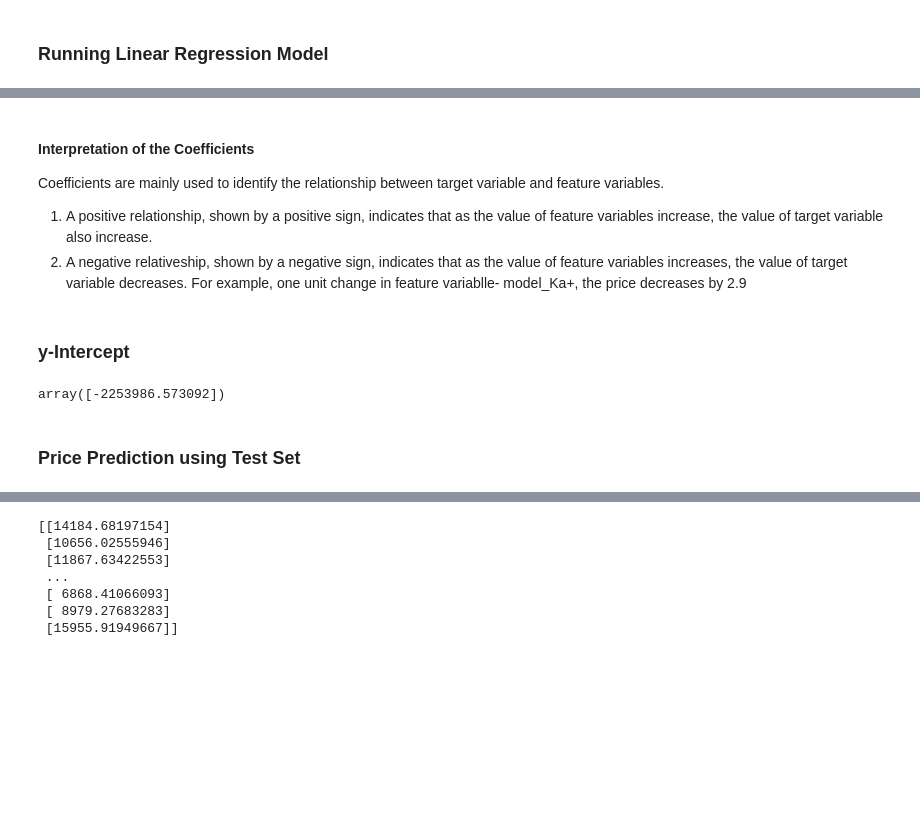
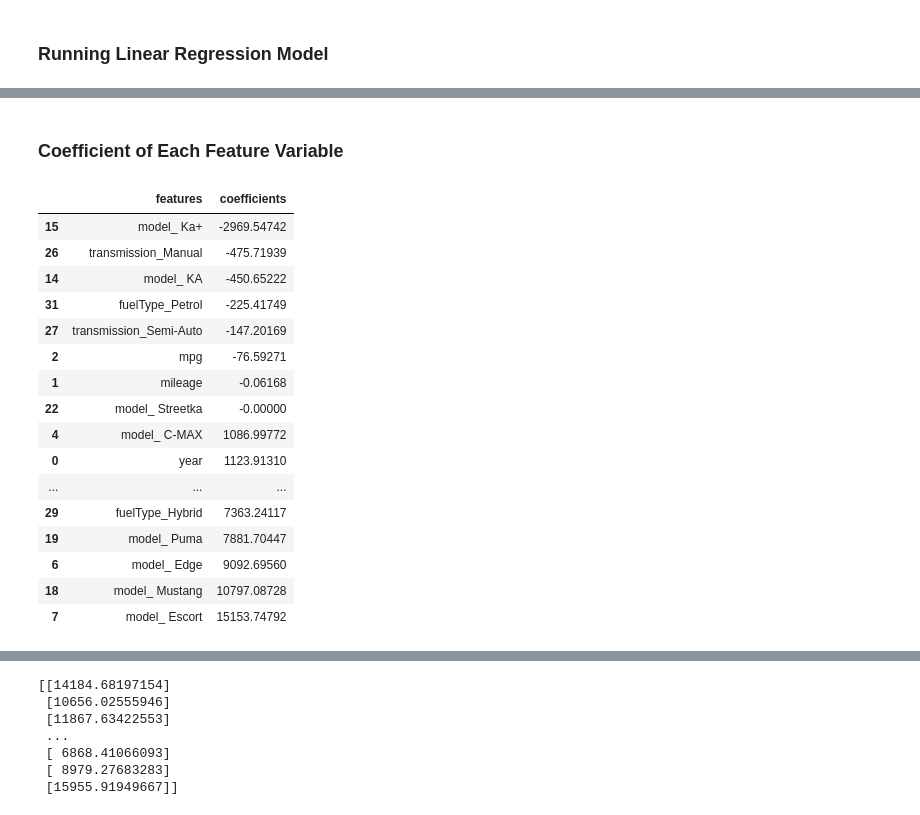
Before and after one commit to nuzhat-masud/ford_used_cars_analysis, a Jupyter notebook: Ford_used_cars_ML.ipynb, the cells around one changed output, grey strips where cells are left out. Drawn from its saved outputs; the diff is of its cells as text; code cells hidden in the pictures; blank space fills up the shorter version.

```diff
--- a/Ford_used_cars_ML.ipynb
+++ b/Ford_used_cars_ML.ipynb
@@ -213,14 +189,29 @@ display(coefficients)
-# %% [markdown]
-#### Interpretation of the Coefficients
-Coefficients are mainly used to identify the relationship between target variable and feature variables.
-1. A positive relationship, shown by a positive sign, indicates that as the value of feature variables increase, the value of target variable also increase.
-2. A negative relativeship, shown by a negative sign, indicates that as the value of feature variables increases, the value of target variable decreases.
-For example, one unit change in feature variablle- model_Ka+, the price decreases by 2.9
-# %% [markdown]
-### y-Intercept
-# %%
-model.intercept_
-# %% [output]
-array([-2253986.573092])
-# %% [markdown]
-### Price Prediction using Test Set
+# %% [markdown]
+### Coefficient of Each Feature Variable
+# %%
+coefficients = pd.DataFrame({'features':X.columns, 'coefficients':np.squeeze(model.coef_)})
+
+# Changes the scientific notation
+pd.options.display.float_format = '{:.5f}'.format
+
+# Sorts the coefficient column in ascending order
+coefficients = coefficients.sort_values(by='coefficients')
+display(coefficients)
+# %% [output]
+|  | features | coefficients |
+| 15 | model_ Ka+ | -2969.54742 |
+| 26 | transmission_Manual | -475.71939 |
+| 14 | model_ KA | -450.65222 |
+| 31 | fuelType_Petrol | -225.41749 |
+| 27 | transmission_Semi-Auto | -147.20169 |
+| 2 | mpg | -76.59271 |
+| 1 | mileage | -0.06168 |
+| 22 | model_ Streetka | -0.00000 |
+| 4 | model_ C-MAX | 1086.99772 |
+| 0 | year | 1123.91310 |
+| ... | ... | ... |
+| 29 | fuelType_Hybrid | 7363.24117 |
+| 19 | model_ Puma | 7881.70447 |
+| 6 | model_ Edge | 9092.69560 |
+| 18 | model_ Mustang | 10797.08728 |
+| 7 | model_ Escort | 15153.74792 |
```
Also changed, not shown: parts of 28 cells of this notebook.
